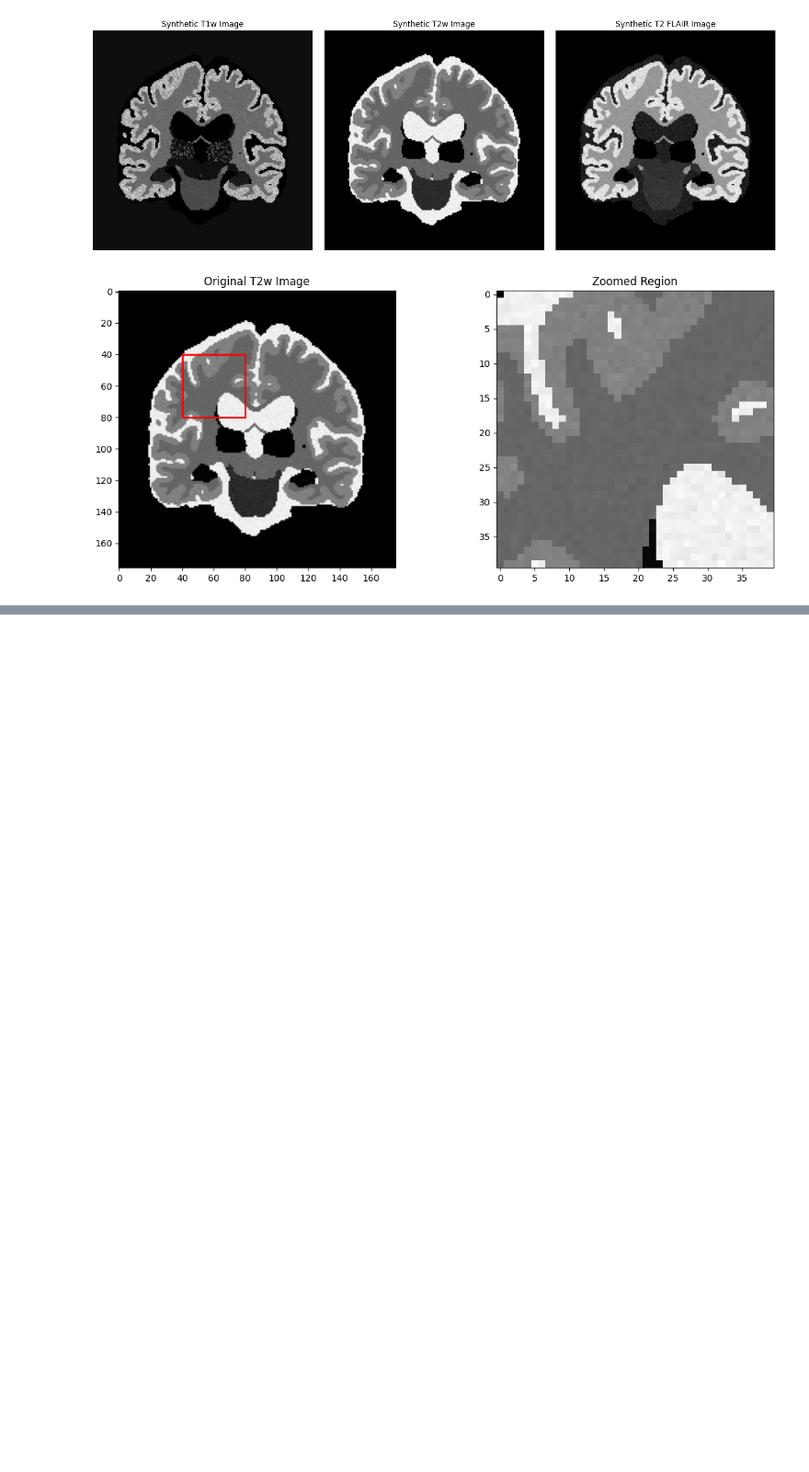
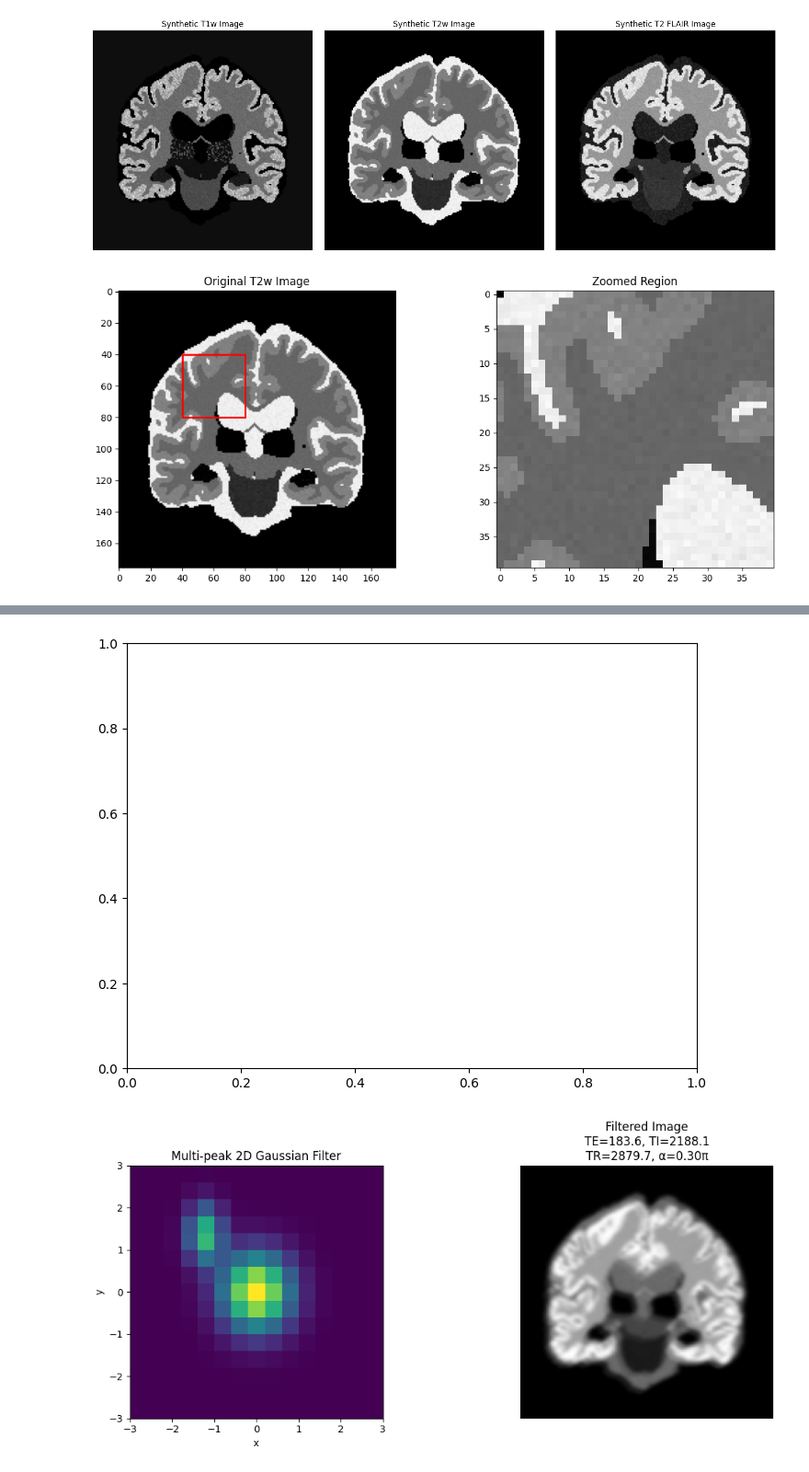
Before and after one commit to qimingcui/SynthSeg, a Jupyter notebook: scripts/custom/quant_test_synth_data.ipynb, the cells around one changed output, grey strips where cells are left out. Shown at 92% size. Cells and saved outputs as stored; diff of their text form; code cells hidden in the pictures; blank space fills up the shorter version.

```diff
--- a/scripts/custom/quant_test_synth_data.ipynb
+++ b/scripts/custom/quant_test_synth_data.ipynb
@@ -255,0 +350,80 @@ plt.show()
+# %%
+# Create a single figure
+fig = plt.figure(figsize=(8, 6))
+ax = plt.gca()
+
+# Randomly sample parameters
+params = base_params.copy()
+params['TE'] = np.random.uniform(*param_ranges['TE'])
+params['TI'] = np.random.uniform(*param_ranges['TI'])
+params['TR'] = np.random.uniform(*param_ranges['TR'])
+params['alpha'] = np.random.uniform(*param_ranges['alpha'])
+
+# Generate random image
+synth_img = calculate_ir_signal(**params)
+
+# Create multi-peak 2D Gaussian filter
+fig, (ax1, ax2) = plt.subplots(1, 2, figsize=(12, 5))
+
+# Create 2D grid for displaying the filter
+kernel_size = 15
+x = y = np.linspace(-3, 3, kernel_size)
+X, Y = np.meshgrid(x, y)
+
+# Generate 2-3 random peaks
+n_peaks = np.random.randint(1, 3)
+gaussian = np.zeros((kernel_size, kernel_size))
+
+# First create the central dominant peak
+center = (0, 0)  # Center peak
+sigma_main = np.random.uniform(0.5, 0.7, 2)  # Random sigma for main peak
+amplitude_main = 1.0  # Full amplitude for main peak
+
+main_peak = amplitude_main * np.exp(
+    -(X - center[0])**2/(2*sigma_main[0]**2)
+    -(Y - center[1])**2/(2*sigma_main[1]**2)
+)
+gaussian += main_peak
+
+# Add smaller satellite peaks
+for _ in range(n_peaks - 1):
+    # Random center at least 2 std away from main peak
+    angle = np.random.uniform(0, 2*np.pi)
+    min_dist = 2 * np.sqrt(sigma_main[0]**2 + sigma_main[1]**2)  # 2 std distance
+    distance = np.random.uniform(min_dist, min_dist*1.5)  # Between 2-3 std away
+    center = (distance * np.cos(angle), distance * np.sin(angle))
+
+    # Random sigma for satellite peaks - much smaller than main peak
+    sigma = np.random.uniform(0.3, 0.5, 2)
+    # Random amplitude - less than quarter of main peak
+    amplitude = np.random.uniform(0.5, 0.7)
+
+    peak = amplitude * np.exp(
+        -(X - center[0])**2/(2*sigma[0]**2)
+        -(Y - center[1])**2/(2*sigma[1]**2)
+    )
+    gaussian += peak
+
+# Normalize the filter
+gaussian = gaussian / gaussian.sum()
+
+# Plot the 2D Gaussian filter
+ax1.imshow(gaussian, extent=[-3, 3, -3, 3], cmap='viridis')
+ax1.set_title('Multi-peak 2D Gaussian Filter')
+ax1.set_xlabel('x')
+ax1.set_ylabel('y')
+
+# Apply 2D convolution
+filtered_img = scipy.ndimage.convolve(synth_img[:,100,:], gaussian, mode='reflect')
+filtered_img = (filtered_img - np.min(filtered_img)) / (np.max(filtered_img) - np.min(filtered_img))
+
+# Plot filtered image
+ax2.imshow(np.flipud(filtered_img.T), cmap='gray')
+ax2.set_title(f'Filtered Image\nTE={params["TE"]:.1f}, TI={params["TI"]:.1f}\nTR={params["TR"]:.1f}, α={params["alpha"]/np.pi:.2f}π')
+ax2.axis('off')
+
+plt.tight_layout()
+plt.show()
+# %% [output]
+[figure, added]
+[figure, added]
```
Also changed, not shown: parts of 5 cells of this notebook, 3 other files.
